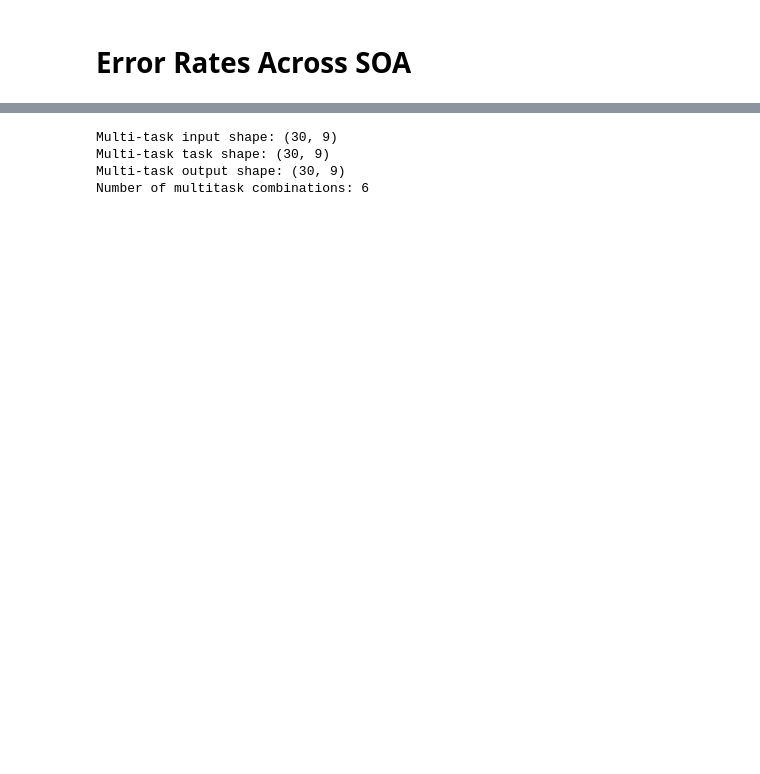
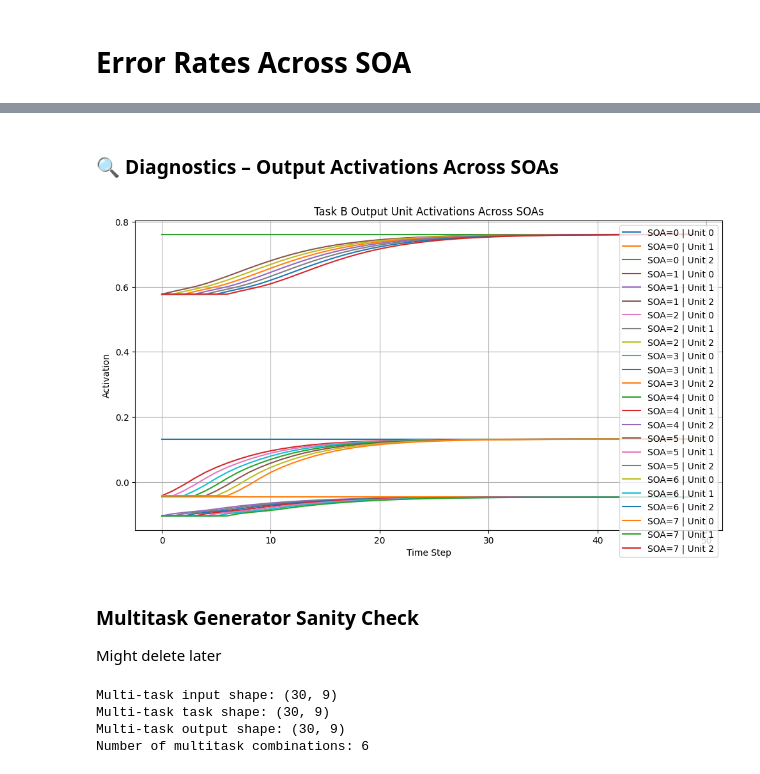
Before and after one commit to acesmeci/prp_model, a Jupyter notebook: PRP_Model.ipynb, the cells around one changed output, grey strips where cells are left out. Drawn from its saved outputs; the diff is of its cells as text; code cells hidden in the pictures; blank space fills up the shorter version.

```diff
--- a/PRP_Model.ipynb
+++ b/PRP_Model.ipynb
@@ -143,3 +155,79 @@ plt.show()
+# %% [markdown]
+### 🔍 Diagnostics – Output Activations Across SOAs
+# %%
+#DEBUG
+from prp_model.task_generator import generate_task_patterns
+from prp_model.nn_wrapper import TaskNetworkWrapper
+from prp_model.training_utils import train_with_optional_multitask
+
+# Re-import necessary modules after kernel reset
+import matplotlib.pyplot as plt
+import numpy as np
+from pathlib import Path
+import nbformat
+
+# Define the visualization function again
+def visualize_task_b_unit_trajectories(task_net, generate_task_patterns, soa_values, max_timesteps=50, tau_net=0.2, tau_task=0.2, persistence=0.8, seed=42):
+    np.random.seed(seed)
+
+    input_sgl, tasks_sgl, _, _ = generate_task_patterns(
+        N_pathways=3, N_features=3, samples_per_task=1,
+        relevant_tasks=[1, 2], seed=seed
+    )
+    input_a, input_b = input_sgl[0], input_sgl[1]
+    task_a, task_b = tasks_sgl[0], tasks_sgl[1]
+
+    input_dim = input_a.shape[0]
+    task_dim = task_a.shape[0]
+
+    N_features = 3
+    task_matrix_b = task_b.reshape(3, 3).T
+    _, out_dim_b = np.argwhere(task_matrix_b == 1)[0]
+    relevant_outputs_b = list(range(out_dim_b * N_features, (out_dim_b + 1) * N_features))
+
+    plt.figure(figsize=(10, 6))
+    for soa in soa_values:
+        input_series, task_series = [], []
+        for t in range(max_timesteps):
+            stim_t = np.zeros(input_dim)
+            task_t = np.zeros(task_dim)
+            if t >= 0:
+                stim_t += input_a
+                task_t += task_a
+            if t >= soa:
+                stim_t += input_b
+                task_t += task_b
+            input_series.append(stim_t)
+            task_series.append(task_t)
+
+        output_series = task_net.integrate(input_series, task_series,
+                                           tau_net=tau_net, tau_task=tau_task, persistence=persistence)
+        output_matrix = np.array([out[relevant_outputs_b] for out in output_series])
+        for i in range(3):
+            plt.plot(output_matrix[:, i], label=f"SOA={soa} | Unit {i}")
+
+    plt.xlabel("Time Step")
+    plt.ylabel("Activation")
+    plt.title("Task B Output Unit Activations Across SOAs")
+    plt.legend()
+    plt.grid(True)
+    plt.tight_layout()
+    plt.show()
+
+# Assume net is already trained
+visualize_task_b_unit_trajectories(
+    task_net=net,
+    generate_task_patterns=generate_task_patterns,
+    soa_values=range(0, 8),
+    tau_net=0.2,
+    tau_task=0.2,
+    persistence=0.8
+)
+# %% [output]
+[figure, added]
+# %% [markdown]
+### Multitask Generator Sanity Check
+Might delete later
 # %%
 # Multitask generator test cell
 from prp_model.multitask_generator import generate_multitask_patterns
```
Also changed, not shown: parts of 14 cells of this notebook, 4 other files.
